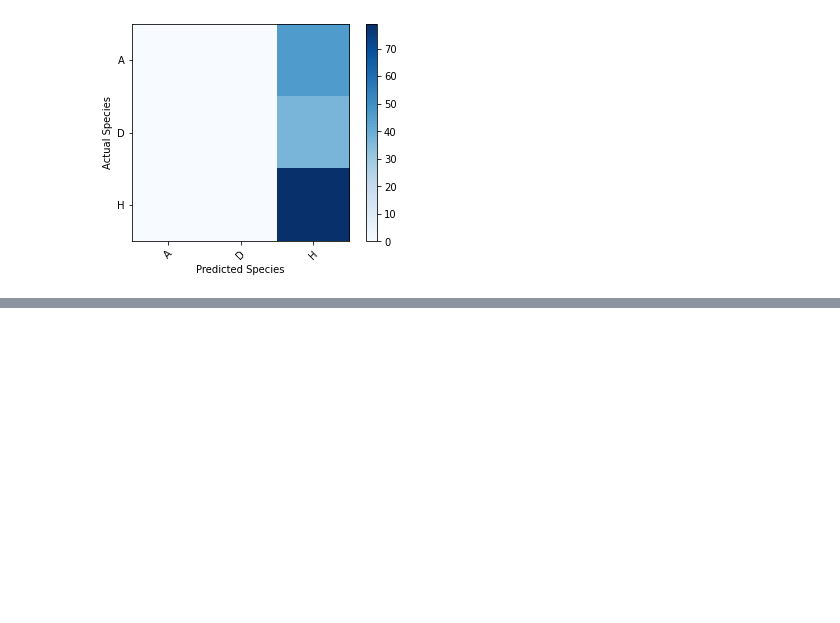
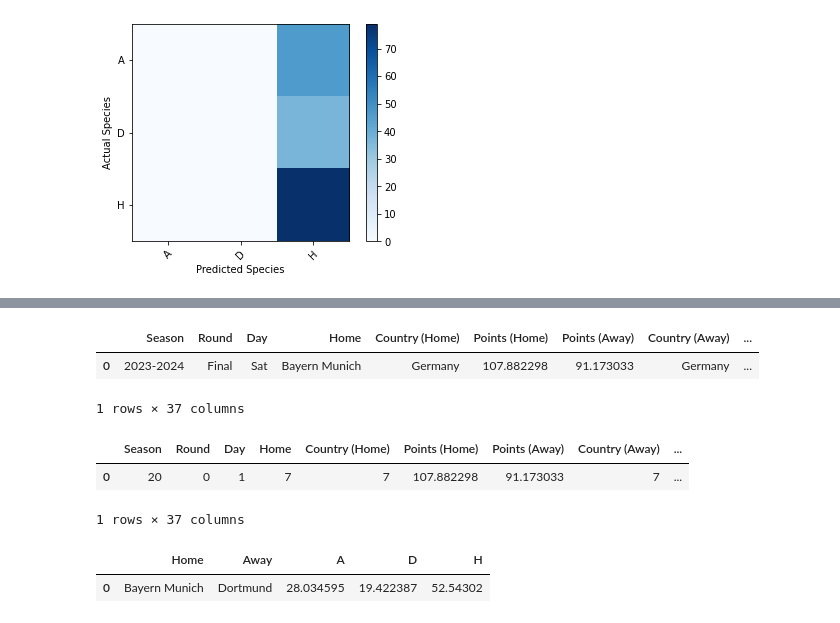
Before and after one commit to lauralardies/uefa_analisis, a Jupyter notebook: UEFA/modelos/aprendizaje profundo/dnn.ipynb, the cells around one changed output, grey strips where cells are left out. Saved outputs shown, nothing was run; the diff lists cells and outputs as text; code cells hidden in the pictures; blank space fills up the shorter version.

```diff
--- a/UEFA/modelos/aprendizaje profundo/dnn.ipynb
+++ b/UEFA/modelos/aprendizaje profundo/dnn.ipynb
@@ -370,0 +405,63 @@ Predictions: ['H', 'H', 'H', 'H']
+# %%
+final = [['2023-2024', 'Final', 'Sat', 'Bayern Munich', 'Germany', 107.882298136646, 91.17303312629399, 'Germany', 'Dortmund', 'Wembley Stadium', 23,28.3,10,110,18,14,32,16,2,2,13.0,1.0, 23,28.0,10,110,15,12,27,14,1,1,16.0,0.0, 2024, 6, 1]]
+final = pd.DataFrame(final, columns=(partidos_cols))
+
+final.head()
+# %% [output]
+|  | Season | Round | Day | Home | Country (Home) | Points (Home) | Points (Away) | Country (Away) | ... |
+| 0 | 2023-2024 | Final | Sat | Bayern Munich | Germany | 107.882298 | 91.173033 | Germany | ... |
+1 rows × 37 columns
+# %%
+data = final.copy()
+
+# Aplicamos mapping a las columnas
+for col, col_mapping in mapping.items():
+    if col in data.columns:
+        data[col] = data[col].map(col_mapping)
+    else:
+        if col == 'Squad':
+            data['Home'] = data['Home'].map(col_mapping)
+            data['Away'] = data['Away'].map(col_mapping)
+        elif col == 'Country':
+            data['Country (Home)'] = data['Country (Home)'].map(col_mapping)
+            data['Country (Away)'] = data['Country (Away)'].map(col_mapping)
+
+data.head()
+# %% [output]
+|  | Season | Round | Day | Home | Country (Home) | Points (Home) | Points (Away) | Country (Away) | ... |
+| 0 | 20 | 0 | 1 | 7 | 7 | 107.882298 | 91.173033 | 7 | ... |
+1 rows × 37 columns
+# %%
+import pandas as pd
+import torch.nn.functional as F
+
+# Obtener una predicción para el nuevo conjunto de datos
+x = torch.Tensor(data.values).float()
+output = model(x)
+probabilities = F.softmax(output, dim=1)  # Aplicar softmax a las salidas
+
+# Obtener las clases predichas y las probabilidades asociadas a todas las clases
+predicted_classes = torch.max(output.data, 1)[1]
+all_probabilities = probabilities.data.numpy()  # Convertir a un arreglo numpy
+
+# Obtener los posibles valores que puede tomar la variable objetivo del modelo
+possible_classes = list(mapping['Results'].keys())
+
+# Crear un DataFrame para almacenar los resultados
+results_df = pd.DataFrame(columns=['Home', 'Away'] + possible_classes)
+
+# Iterar sobre las predicciones y las probabilidades
+for i in range(len(predicted_classes)):
+    # Obtener las probabilidades para la predicción actual
+    probabilities_dict = {possible_classes[j]: all_probabilities[i][j] * 100 for j in range(len(possible_classes))}
+
+    # Agregar una fila al DataFrame con las probabilidades de la predicción actual
+    result_row = {'Home': final.iloc[i]['Home'], 'Away': final.iloc[i]['Away']}
+    result_row.update(probabilities_dict)
+    results_df = results_df.append(result_row, ignore_index=True)
+
+# Mostrar el DataFrame
+results_df
+# %% [output]
+|  | Home | Away | A | D | H |
+| 0 | Bayern Munich | Dortmund | 28.034595 | 19.422387 | 52.54302 |
```
Also changed, not shown: parts of 7 cells of this notebook.
